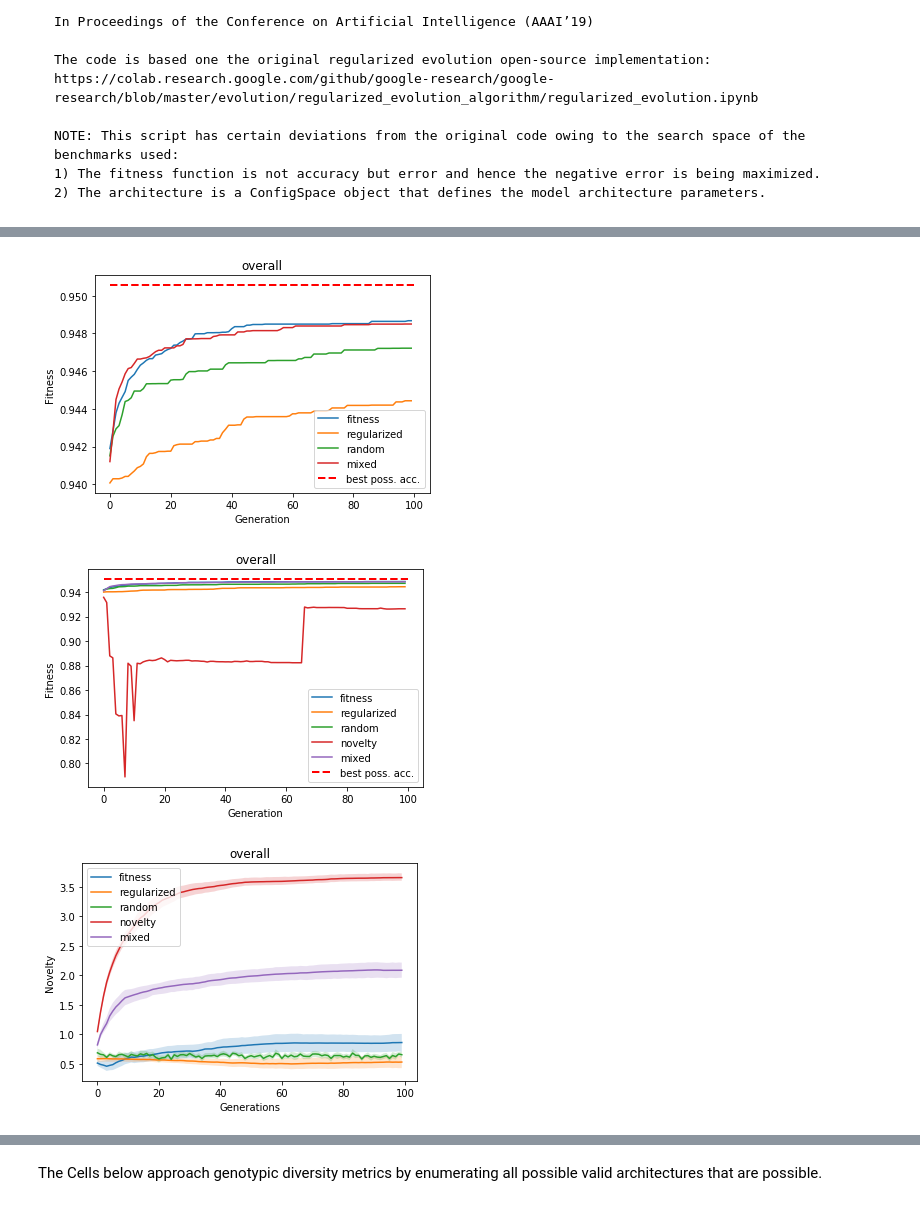
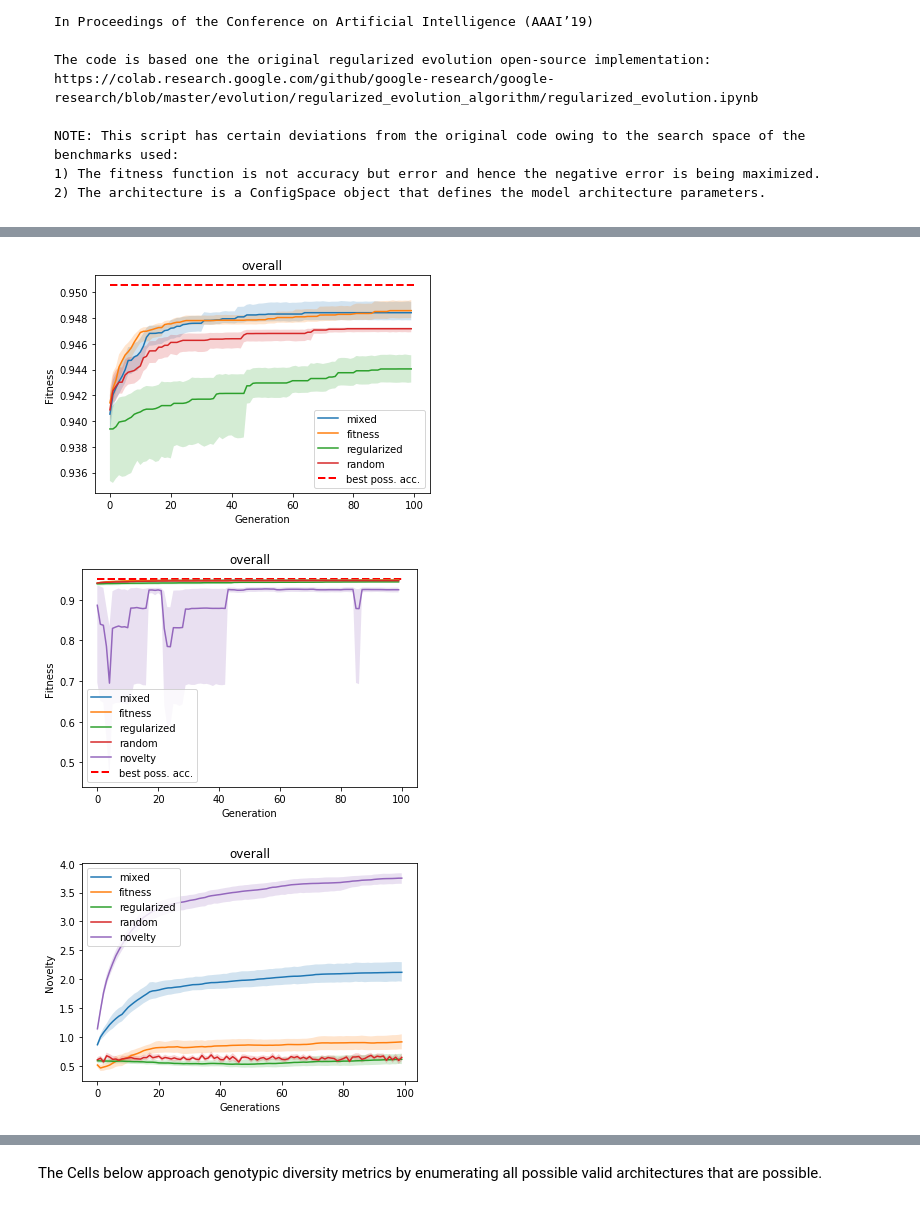
Before and after one commit to jdonovanCS/CS-352-Evolutionary-Computation, a Jupyter notebook: project/EvoNASNet.ipynb, the cells around one changed output, grey strips where cells are left out. Saved outputs shown, nothing was run; the diff lists cells and outputs as text; code cells hidden in the pictures.

```diff
--- a/project/EvoNASNet.ipynb
+++ b/project/EvoNASNet.ipynb
@@ -563,8 +569,7 @@ diversity_results = {}
 # model.arch = random_architecture()
 # print(model.arch)
 
-# for run_name in ['fitness', 'regularized', 'random', 'novelty', 'mixed']:
-for run_name in ['mixed']:
+for run_name in ['fitness', 'regularized', 'random', 'novelty', 'mixed']:
     fitness_results[run_name] = np.zeros((num_runs, n_iters))
     solution_results[run_name] = np.array([[Model() for i in range(n_iters)]for j in range(num_runs)], dtype=object)
     diversity_results[run_name] = np.zeros((num_runs, n_iters))
@@ -661,14 +663,14 @@ def plot_mean_and_bootstrapped_ci_multiple(input_data = None, title = 'overall',
 # %%
 cut_off_beginning = 0
 best_loss = 0.04944576819737756
 best_acc = 1.0-best_loss
-plot_mean_and_bootstrapped_ci_multiple(input_data=[np.transpose(x)[cut_off_beginning:] for k, x in fitness_results.items() if k in ['fitness', 'regularized', 'random', 'mixed']], name=[k for k,x in fitness_results.items() if k in ['fitness', 'regularized', 'random', 'mixed']], x_label="Generation", y_label="Fitness", compute_CI=False, maximum_possible=best_acc)
-plot_mean_and_bootstrapped_ci_multiple(input_data=[np.transpose(x)[cut_off_beginning:] for k, x in fitness_results.items()], name=[k for k,x in fitness_results.items()], x_label="Generation", y_label="Fitness", compute_CI=False, maximum_possible=best_acc)
+plot_mean_and_bootstrapped_ci_multiple(input_data=[np.transpose(x)[cut_off_beginning:] for k, x in fitness_results.items() if k in ['fitness', 'regularized', 'random', 'mixed']], name=[k for k,x in fitness_results.items() if k in ['fitness', 'regularized', 'random', 'mixed']], x_label="Generation", y_label="Fitness", compute_CI=True, maximum_possible=best_acc)
+plot_mean_and_bootstrapped_ci_multiple(input_data=[np.transpose(x)[cut_off_beginning:] for k, x in fitness_results.items()], name=[k for k,x in fitness_results.items()], x_label="Generation", y_label="Fitness", compute_CI=True, maximum_possible=best_acc)
 plot_mean_and_bootstrapped_ci_multiple(input_data=[np.transpose(x) for k, x in diversity_results.items()], name=[k for k,x in diversity_results.items()], x_label="Generations", y_label="Novelty", compute_CI=True)
 # %% [output]
-[figure, old version]
+[figure, new version]
-[figure, old version]
+[figure, new version]
-[figure, old version]
+[figure, new version]
 # %%
 # This cell explores how architectures that have different model_specs or hashes can actually be the same model overall
 ops_choices = ['conv3x3-bn-relu', 'conv1x1-bn-relu', 'maxpool3x3']
```
Also changed, not shown: parts of 5 cells of this notebook, 43 other files.
